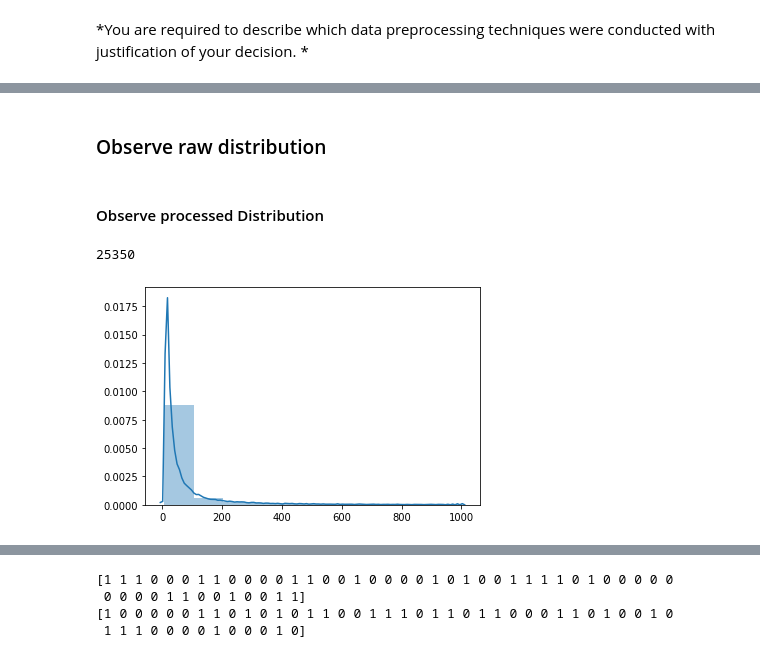
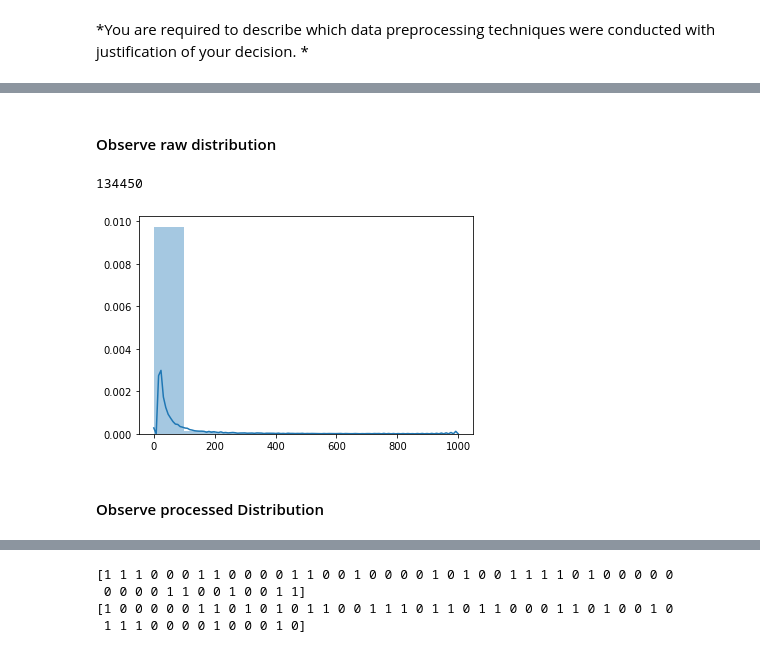
Before and after one commit to Dovermore/COMP5046-ass1, a Jupyter notebook: zhua9812_COMP5046_Ass1.ipynb, the cells around one changed output, grey strips where cells are left out. Saved outputs shown, nothing was run; the diff lists cells and outputs as text; code cells hidden in the pictures.

```diff
--- a/zhua9812_COMP5046_Ass1.ipynb
+++ b/zhua9812_COMP5046_Ass1.ipynb
@@ -210,2 +58,2 @@ import seaborn as sns
 # %% [markdown]
-### Observe raw distribution
+#### Observe raw distribution
@@ -212,19 +75,10 @@ import seaborn as sns
 # %%
 raw_tokens = preprocess_texts(reviews_train, rm_htmltag=False, expand_contraction=False,
                               to_lower=False, rm_punctuation=False, cv_numbers=False,
                               stop_words=False, lemmatize=False, min_count=1)
-raw_tokens = [w for tokens in raw_tokens for w in tokens]
-raw_fd = FreqDist(raw_tokens)
-sns.distplot(list(raw_fd.values()), bins=10, norm_hist=False)
-len(list(raw_fd.keys()))
+show_token_stats(raw_tokens)
+# %% [output]
+134450
+[figure, added]
 # %% [markdown]
 #### Observe processed Distribution
-# %%
-processed_tokens = preprocess_texts(reviews_train, min_count=5)
-processed_tokens = [w for tokens in processed_tokens for w in tokens]
-processed_fd = FreqDist(processed_tokens)
-sns.distplot([v for v in processed_fd.values() if v < 1000], bins=10, norm_hist=False)
-len(list(processed_fd.keys()))
-# %% [output]
-25350
-[figure, removed]
```
Also changed, not shown: parts of 67 cells of this notebook.
